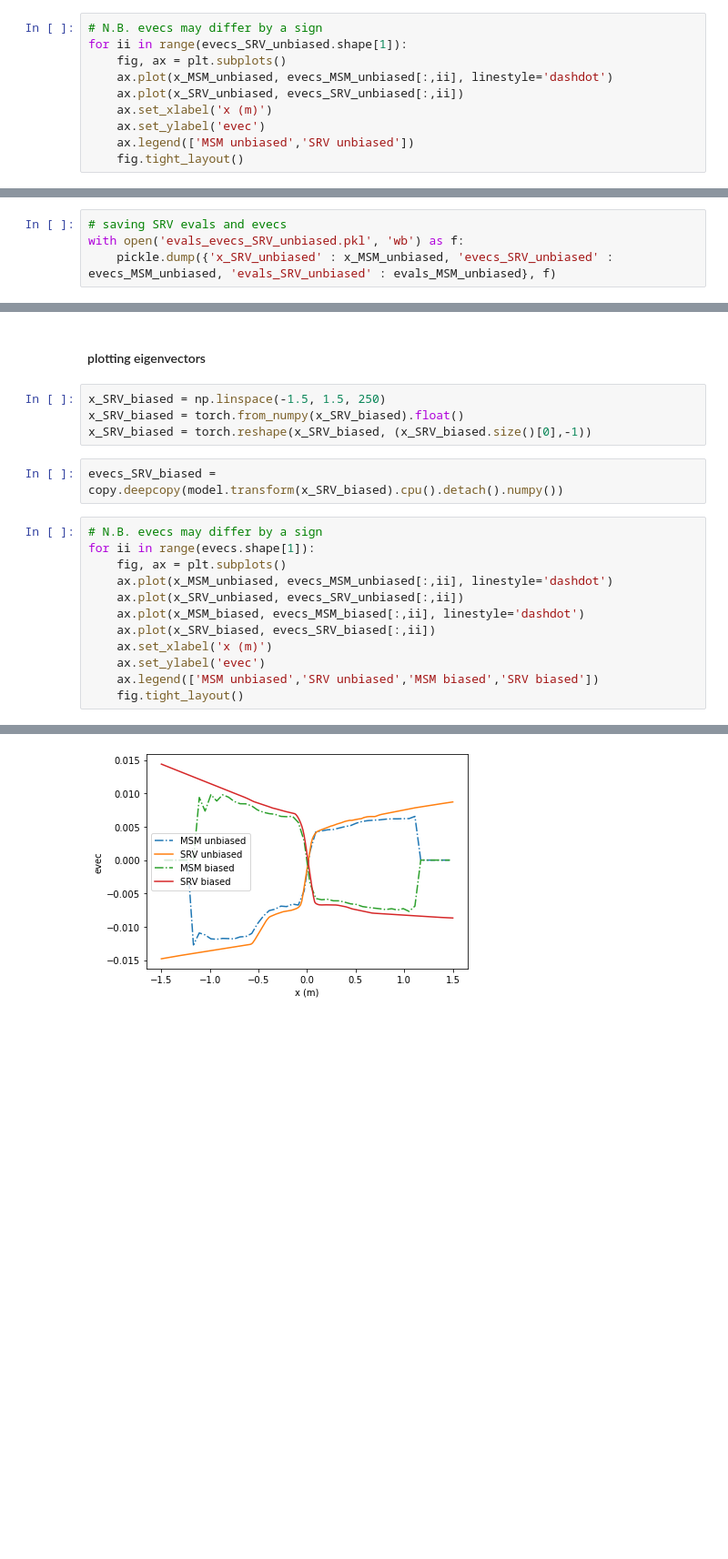
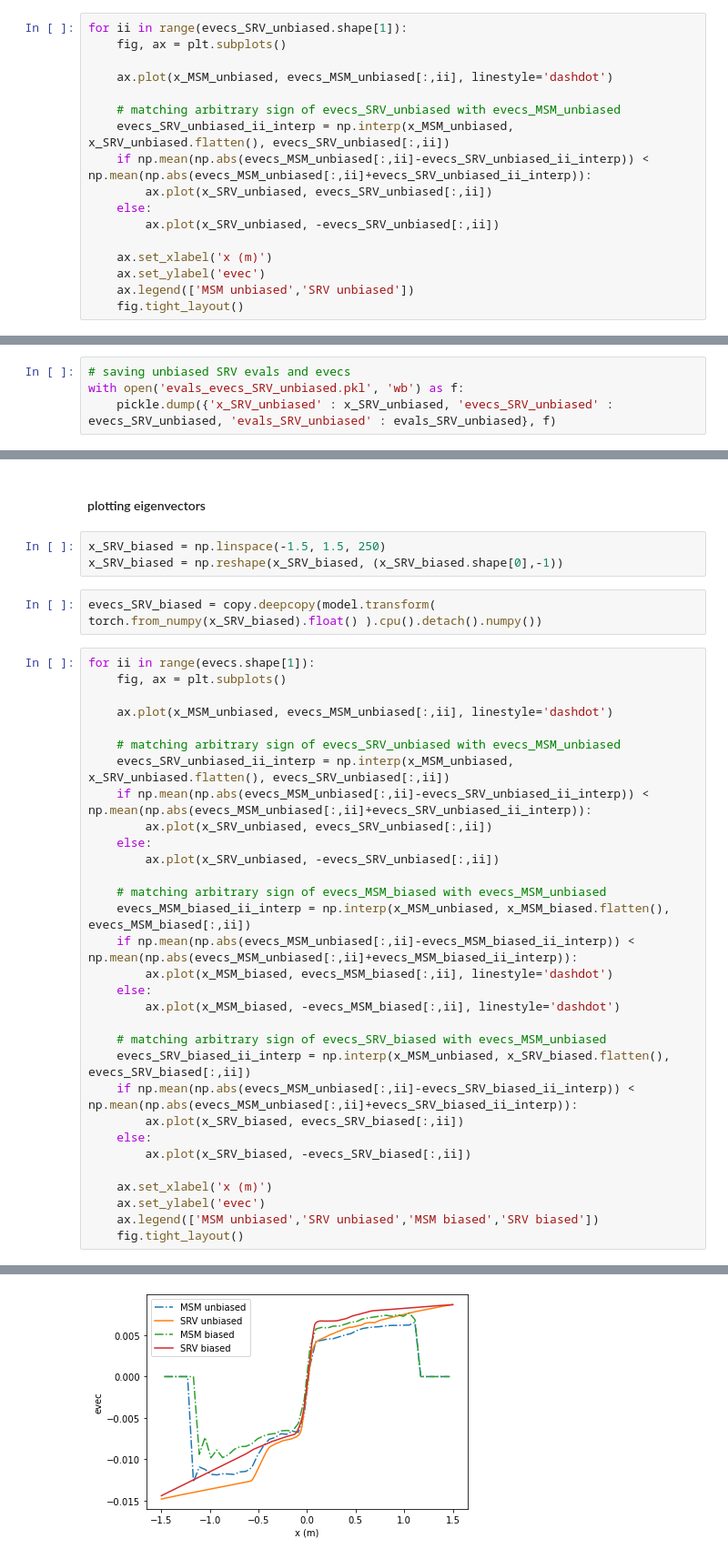
Before and after one commit to andrewlferguson/snrv, a Jupyter notebook: example_notebooks/langevin_four_well/langevin_four_well.ipynb, the cells around one changed output, grey strips where cells are left out. Shown at 91% size. Saved outputs shown, nothing was run; the diff lists cells and outputs as text; blank space fills up the shorter version.

```diff
--- a/example_notebooks/langevin_four_well.ipynb
+++ b/example_notebooks/langevin_four_well/langevin_four_well.ipynb
@@ -577,9 +578,16 @@ evecs_SRV_unbiased = copy.deepcopy(model.transform(x_SRV_unbiased).cpu().detach(
 # %%
-# N.B. evecs may differ by a sign
 for ii in range(evecs_SRV_unbiased.shape[1]):
     fig, ax = plt.subplots()
+
     ax.plot(x_MSM_unbiased, evecs_MSM_unbiased[:,ii], linestyle='dashdot')
-    ax.plot(x_SRV_unbiased, evecs_SRV_unbiased[:,ii])
+
+    # matching arbitrary sign of evecs_SRV_unbiased with evecs_MSM_unbiased
+    evecs_SRV_unbiased_ii_interp = np.interp(x_MSM_unbiased, x_SRV_unbiased.flatten(), evecs_SRV_unbiased[:,ii])
+    if np.mean(np.abs(evecs_MSM_unbiased[:,ii]-evecs_SRV_unbiased_ii_interp)) < np.mean(np.abs(evecs_MSM_unbiased[:,ii]+evecs_SRV_unbiased_ii_interp)):
+        ax.plot(x_SRV_unbiased, evecs_SRV_unbiased[:,ii])
+    else:
+        ax.plot(x_SRV_unbiased, -evecs_SRV_unbiased[:,ii])
+
     ax.set_xlabel('x (m)')
     ax.set_ylabel('evec')
     ax.legend(['MSM unbiased','SRV unbiased'])
@@ -590,7 +598,7 @@ for ii in range(evecs_SRV_unbiased.shape[1]):
 [figure]
 [figure]
 # %%
-# saving SRV evals and evecs
+# saving unbiased SRV evals and evecs
 with open('evals_evecs_SRV_unbiased.pkl', 'wb') as f:
-    pickle.dump({'x_SRV_unbiased' : x_MSM_unbiased, 'evecs_SRV_unbiased' : evecs_MSM_unbiased, 'evals_SRV_unbiased' : evals_MSM_unbiased}, f)
+    pickle.dump({'x_SRV_unbiased' : x_SRV_unbiased, 'evecs_SRV_unbiased' : evecs_SRV_unbiased, 'evals_SRV_unbiased' : evals_SRV_unbiased}, f)
 # %% [raw]
@@ -921,22 +942,40 @@ fig.tight_layout()
 #### plotting eigenvectors
 # %%
 x_SRV_biased = np.linspace(-1.5, 1.5, 250)
-x_SRV_biased = torch.from_numpy(x_SRV_biased).float()
-x_SRV_biased = torch.reshape(x_SRV_biased, (x_SRV_biased.size()[0],-1))
+x_SRV_biased = np.reshape(x_SRV_biased, (x_SRV_biased.shape[0],-1))
 # %%
-evecs_SRV_biased = copy.deepcopy(model.transform(x_SRV_biased).cpu().detach().numpy())
+evecs_SRV_biased = copy.deepcopy(model.transform( torch.from_numpy(x_SRV_biased).float() ).cpu().detach().numpy())
 # %%
-# N.B. evecs may differ by a sign
 for ii in range(evecs.shape[1]):
     fig, ax = plt.subplots()
+
     ax.plot(x_MSM_unbiased, evecs_MSM_unbiased[:,ii], linestyle='dashdot')
-    ax.plot(x_SRV_unbiased, evecs_SRV_unbiased[:,ii])
-    ax.plot(x_MSM_biased, evecs_MSM_biased[:,ii], linestyle='dashdot')
-    ax.plot(x_SRV_biased, evecs_SRV_biased[:,ii])
+
+    # matching arbitrary sign of evecs_SRV_unbiased with evecs_MSM_unbiased
+    evecs_SRV_unbiased_ii_interp = np.interp(x_MSM_unbiased, x_SRV_unbiased.flatten(), evecs_SRV_unbiased[:,ii])
+    if np.mean(np.abs(evecs_MSM_unbiased[:,ii]-evecs_SRV_unbiased_ii_interp)) < np.mean(np.abs(evecs_MSM_unbiased[:,ii]+evecs_SRV_unbiased_ii_interp)):
+        ax.plot(x_SRV_unbiased, evecs_SRV_unbiased[:,ii])
+    else:
+        ax.plot(x_SRV_unbiased, -evecs_SRV_unbiased[:,ii])
+
+    # matching arbitrary sign of evecs_MSM_biased with evecs_MSM_unbiased
+    evecs_MSM_biased_ii_interp = np.interp(x_MSM_unbiased, x_MSM_biased.flatten(), evecs_MSM_biased[:,ii])
+    if np.mean(np.abs(evecs_MSM_unbiased[:,ii]-evecs_MSM_biased_ii_interp)) < np.mean(np.abs(evecs_MSM_unbiased[:,ii]+evecs_MSM_biased_ii_interp)):
+        ax.plot(x_MSM_biased, evecs_MSM_biased[:,ii], linestyle='dashdot')
+    else:
+        ax.plot(x_MSM_biased, -evecs_MSM_biased[:,ii], linestyle='dashdot')
+
+    # matching arbitrary sign of evecs_SRV_biased with evecs_MSM_unbiased
+    evecs_SRV_biased_ii_interp = np.interp(x_MSM_unbiased, x_SRV_biased.flatten(), evecs_SRV_biased[:,ii])
+    if np.mean(np.abs(evecs_MSM_unbiased[:,ii]-evecs_SRV_biased_ii_interp)) < np.mean(np.abs(evecs_MSM_unbiased[:,ii]+evecs_SRV_biased_ii_interp)):
+        ax.plot(x_SRV_biased, evecs_SRV_biased[:,ii])
+    else:
+        ax.plot(x_SRV_biased, -evecs_SRV_biased[:,ii])
+
     ax.set_xlabel('x (m)')
     ax.set_ylabel('evec')
     ax.legend(['MSM unbiased','SRV unbiased','MSM biased','SRV biased'])
     fig.tight_layout()
 # %% [output]
 [figure]
-[figure, old version]
+[figure, new version]
```
Also changed, not shown: parts of 11 cells of this notebook, 10 other files.
